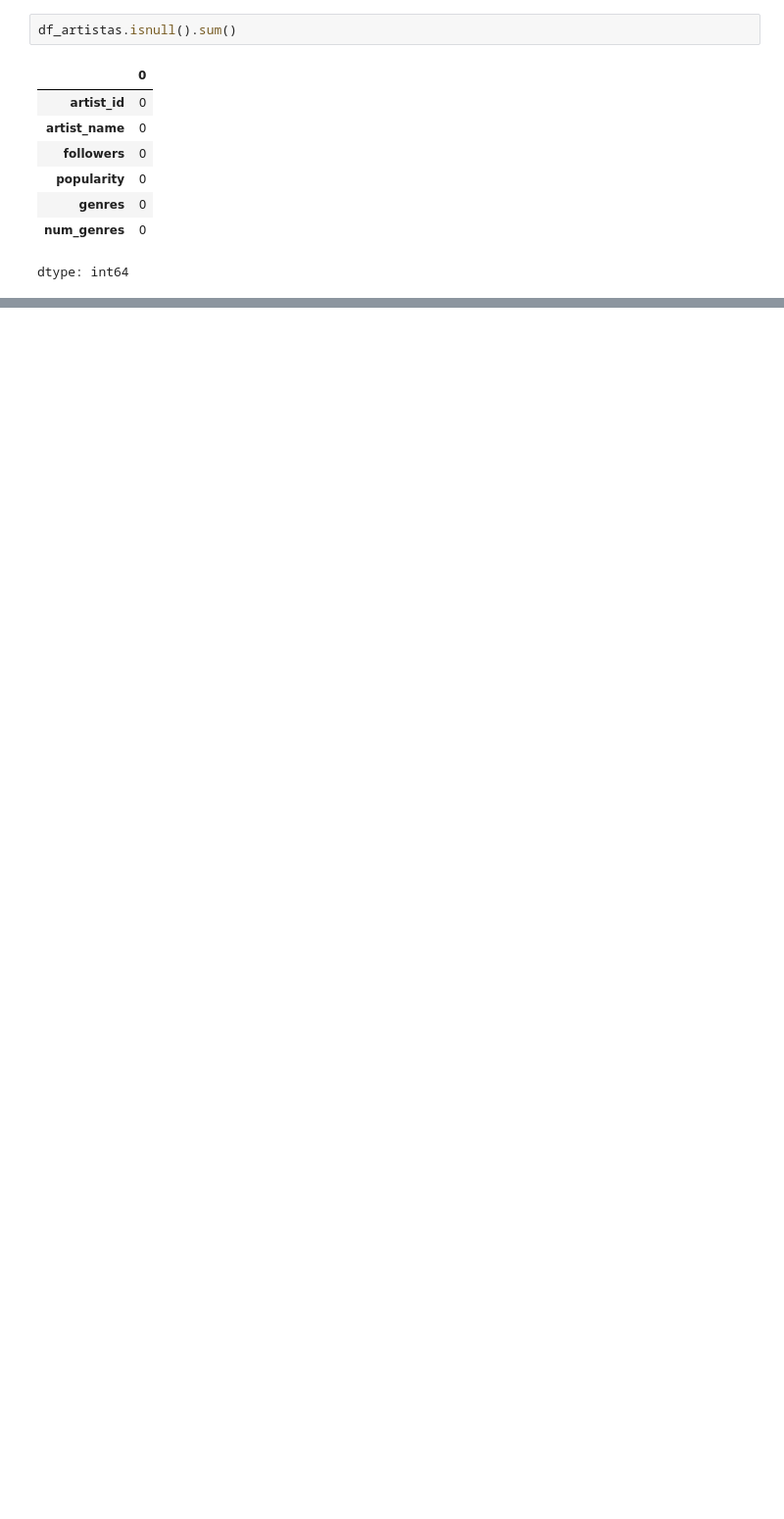
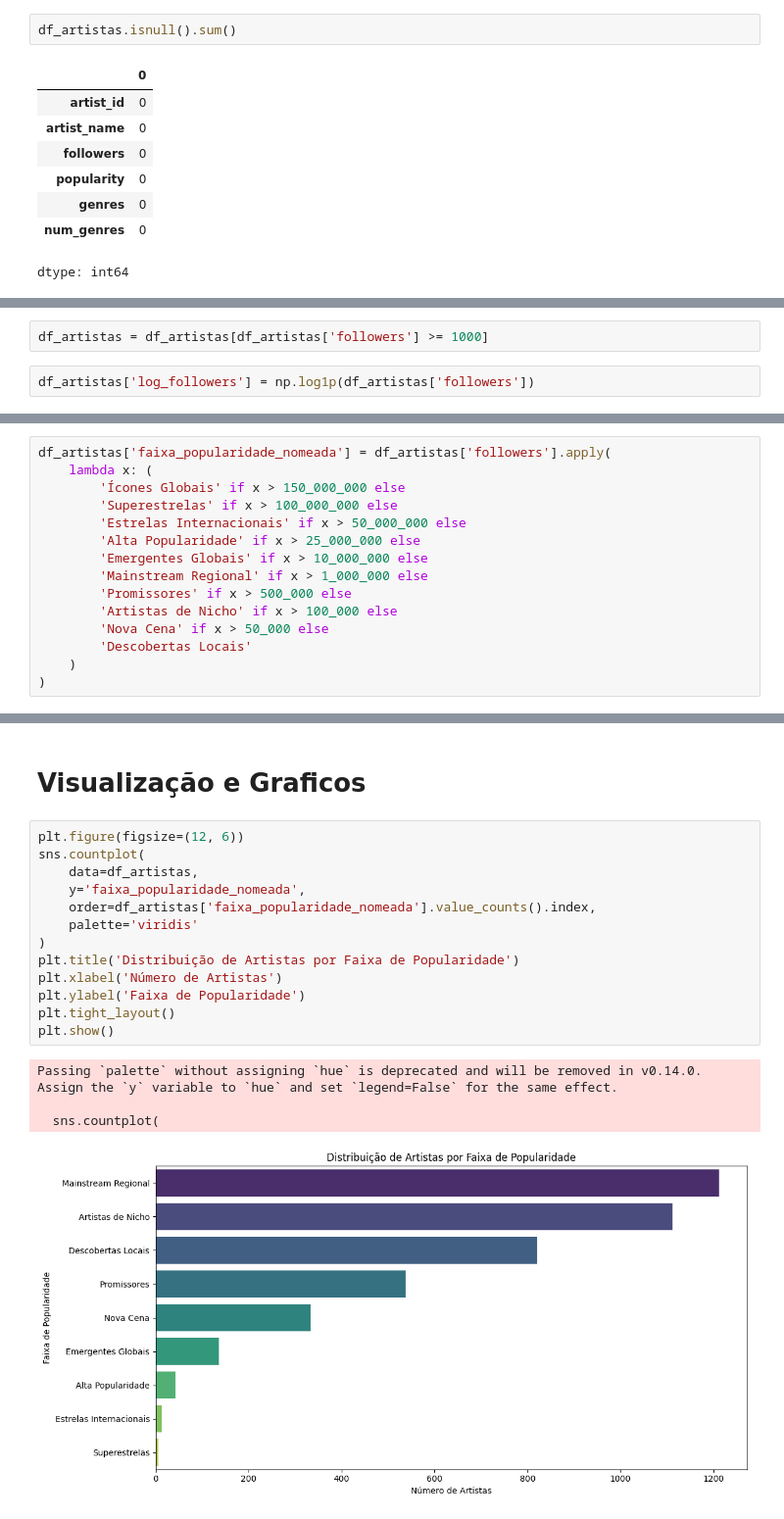
Before and after one commit to Shavrau/AVA1-AM-Spotify, a Jupyter notebook: artistas_escalonamento_nomeado_spotify.ipynb, the cells around one changed output, grey strips where cells are left out. Shown: that part at 98% size. Drawn from its saved outputs; the diff is of its cells as text; blank space fills up the shorter version.

```diff
--- a/artistas_escalonamento_nomeado_spotify.ipynb
+++ b/artistas_escalonamento_nomeado_spotify.ipynb
@@ -169,0 +171,4 @@ np.int64(695)
+# %%
+df_artistas = df_artistas[df_artistas['followers'] >= 1000]
+# %%
+df_artistas['log_followers'] = np.log1p(df_artistas['followers'])
@@ -169,0 +181,15 @@ np.int64(695)
+# %%
+df_artistas['faixa_popularidade_nomeada'] = df_artistas['followers'].apply(
+    lambda x: (
+        'Ícones Globais' if x > 150_000_000 else
+        'Superestrelas' if x > 100_000_000 else
+        'Estrelas Internacionais' if x > 50_000_000 else
+        'Alta Popularidade' if x > 25_000_000 else
+        'Emergentes Globais' if x > 10_000_000 else
+        'Mainstream Regional' if x > 1_000_000 else
+        'Promissores' if x > 500_000 else
+        'Artistas de Nicho' if x > 100_000 else
+        'Nova Cena' if x > 50_000 else
+        'Descobertas Locais'
+    )
+)
@@ -169,0 +218,20 @@ np.int64(695)
+# %% [markdown]
+# Visualização e Graficos
+# %%
+plt.figure(figsize=(12, 6))
+sns.countplot(
+    data=df_artistas,
+    y='faixa_popularidade_nomeada',
+    order=df_artistas['faixa_popularidade_nomeada'].value_counts().index,
+    palette='viridis'
+)
+plt.title('Distribuição de Artistas por Faixa de Popularidade')
+plt.xlabel('Número de Artistas')
+plt.ylabel('Faixa de Popularidade')
+plt.tight_layout()
+plt.show()
+# %% [output]
+Passing `palette` without assigning `hue` is deprecated and will be removed in v0.14.0. Assign the `y` variable to `hue` and set `legend=False` for the same effect.
+
+  sns.countplot(
+[figure, added]
```
Also changed, not shown: parts of 23 cells of this notebook.
